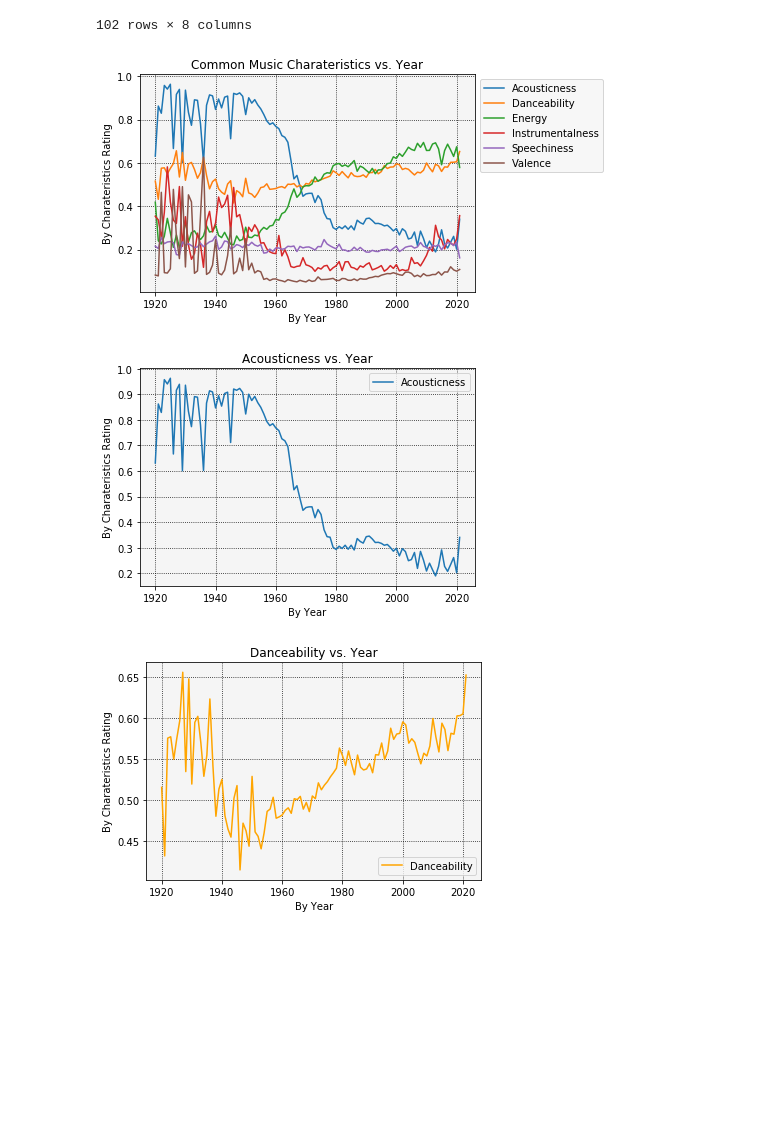
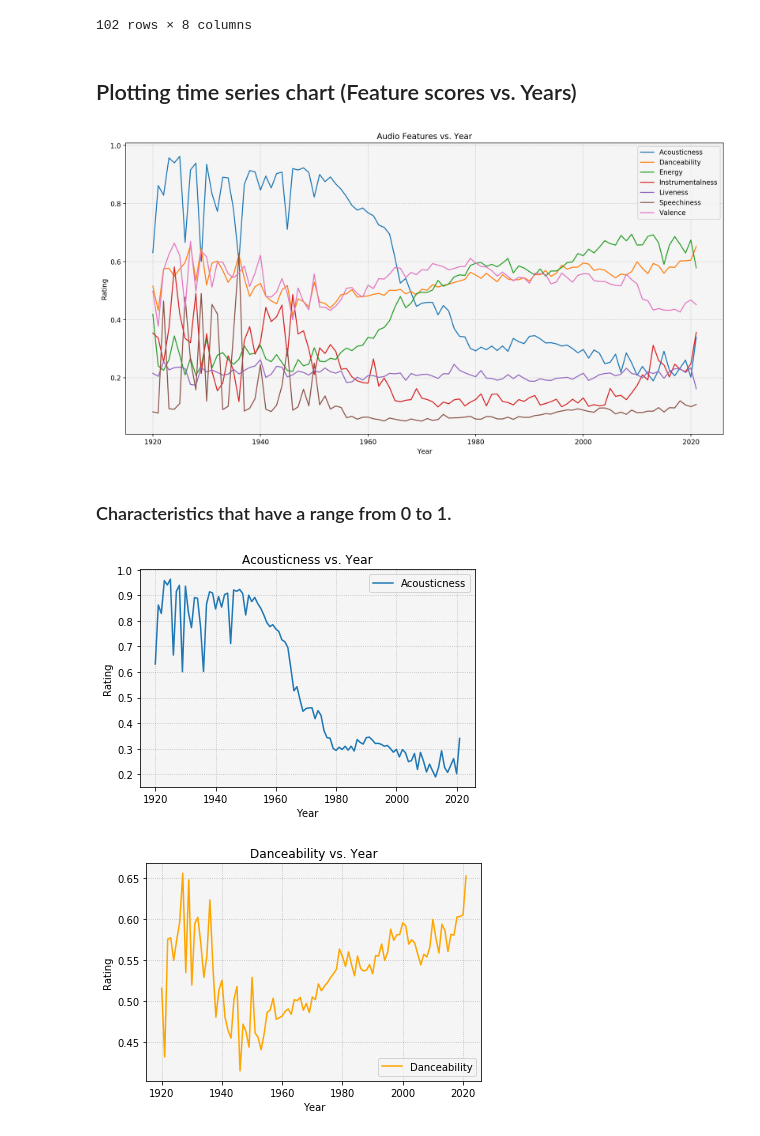
Before and after one commit to ztcnrh/Spotify-Music-Analysis, a Jupyter notebook: analysis/time_series_analysis.ipynb, the cells around one changed output. Cells and saved outputs as stored; diff of their text form; code cells hidden in the pictures; blank space fills up the shorter version.

Commit message:
Fix time series code and clean. Plus add savefig to save output in images folder.

```diff
--- a/analysis/time_series_analysis.ipynb
+++ b/analysis/time_series_analysis.ipynb
@@ -41,66 +41,60 @@ line_data
 | 100 | 2020 | 0.202303 | 0.605285 | 0.674247 | 0.249008 | 0.234415 | 0.100629 | 0.468030 |
 | 101 | 2021 | 0.340253 | 0.652488 | 0.578896 | 0.356765 | 0.162309 | 0.108559 | 0.451908 |
 102 rows × 8 columns
+# %% [markdown]
+## Plotting time series chart (Feature scores vs. Years)
 # %%
-# Data
+# Time series plot
+
+plt.figure(figsize=(16,8), dpi=200)
+
 plt.plot(line_data['year'], line_data.iloc[:,1], label='Acousticness')
 plt.plot(line_data['year'], line_data.iloc[:,2], label='Danceability')
 plt.plot(line_data['year'], line_data.iloc[:,3], label='Energy')
 plt.plot(line_data['year'], line_data.iloc[:,4], label='Instrumentalness')
-plt.plot(line_data['year'], line_data.iloc[:,5], label='Speechiness')
-plt.plot(line_data['year'], line_data.iloc[:,6], label='Valence')
+plt.plot(line_data['year'], line_data.iloc[:,5], label='Liveness')
+plt.plot(line_data['year'], line_data.iloc[:,6], label='Speechiness')
+plt.plot(line_data['year'], line_data.iloc[:,7], label='Valence')
 
-plt.rcParams['axes.facecolor'] = '#F5F5F5'
-plt.grid(True, color='k', linestyle=':')
-plt.title("Common Music Charateristics vs. Year")
-plt.xlabel("By Year")
-plt.ylabel("By Charateristics Rating")
+plt.grid(True, color='k', linestyle=':', alpha=0.25)
+plt.title("Audio Features vs. Year")
+plt.xlabel("Year")
+plt.ylabel("Rating")
+# plt.xlim(min(line_data['year']), max(line_data['year']))
 plt.legend(bbox_to_anchor=(1, 1))
-# plt.figure(figsize=(12,8))
-# plt.savefig('../common_music_test.png')
+
+# Save figure
+plt.savefig('../images/audio_features_over_years.png')
 
 plt.show()
-
-
-# plt.plot(year_df.acousticness)
-# semicolon suppress the chart
-# plt.legend(loc=8);
-# plt.style.use('ggplot')
-# plt.legend(loc=2);
-# plt.figure(figsize=(100,50))
-# plt.ylim(2500,2500)
 # %% [output]
-[figure, old version]
+[figure, new version]
+# %% [markdown]
+### Characteristics that have a range from 0 to 1.
 # %%
-
+# Acousticness
 plt.plot(line_data['year'], line_data.iloc[:,1], label='Acousticness')
 
-
-plt.rcParams['axes.facecolor'] = '#F5F5F5'
-plt.grid(True, color='k', linestyle=':')
+plt.grid(True, color='k', linestyle=':', alpha=0.25)
 plt.title("Acousticness vs. Year")
-plt.xlabel("By Year")
-plt.ylabel("By Charateristics Rating")
-plt.legend(bbox_to_anchor=(1, 1))
-plt.savefig('../common_music_year.png')
-# plt.figure(figsize=(100,25000))
+plt.xlabel("Year")
+plt.ylabel("Rating")
+plt.legend(loc='best')
 
 plt.show()
 # %% [output]
-[figure, old version]
+[figure, new version]
 # %%
+# Danceability
 plt.plot(line_data['year'], line_data.iloc[:,2], label='Danceability', color='orange')
 
-
-plt.rcParams['axes.facecolor'] = '#F5F5F5'
-plt.grid(True, color='k', linestyle=':')
+plt.grid(True, color='k', linestyle=':', alpha=0.25)
 plt.title("Danceability vs. Year")
-plt.xlabel("By Year")
-plt.ylabel("By Charateristics Rating")
-plt.legend(loc=4);
-# # plt.figure(figsize=(100,25000))
+plt.xlabel("Year")
+plt.ylabel("Rating")
+plt.legend(loc='best')
 
 plt.show()
 # %% [output]
-[figure, old version]
+[figure, new version]
 # %%
```
Also changed, not shown: parts of 9 cells of this notebook, 1 other file.
